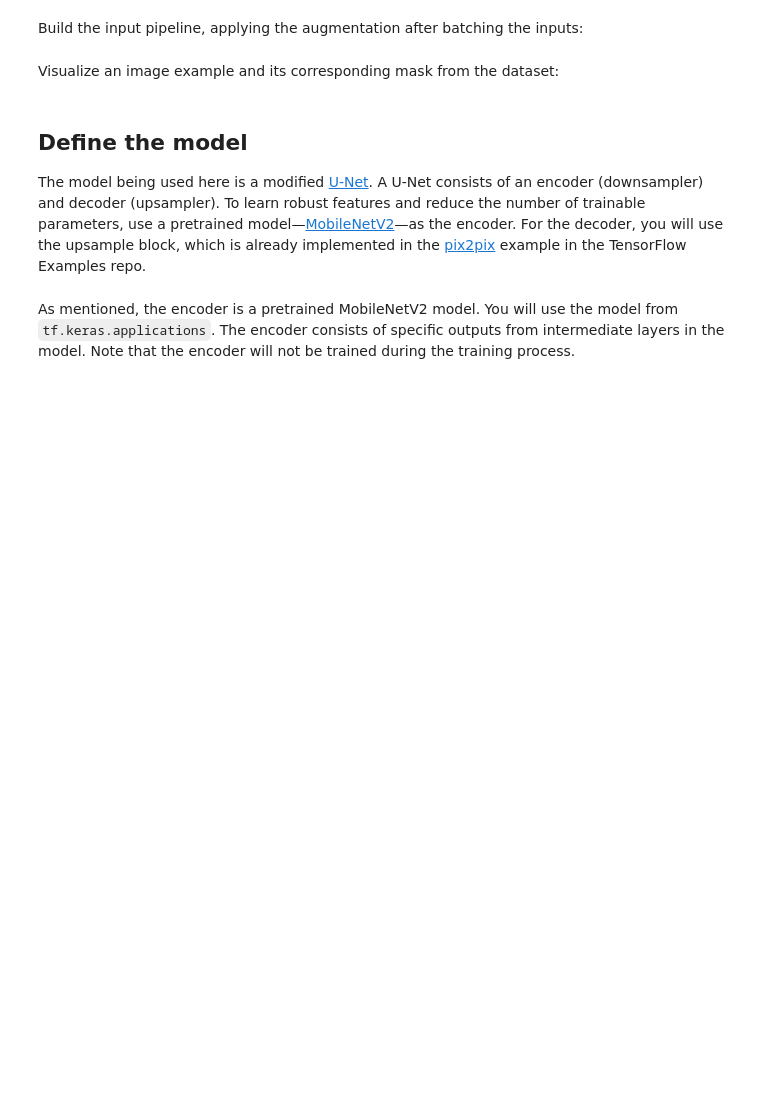
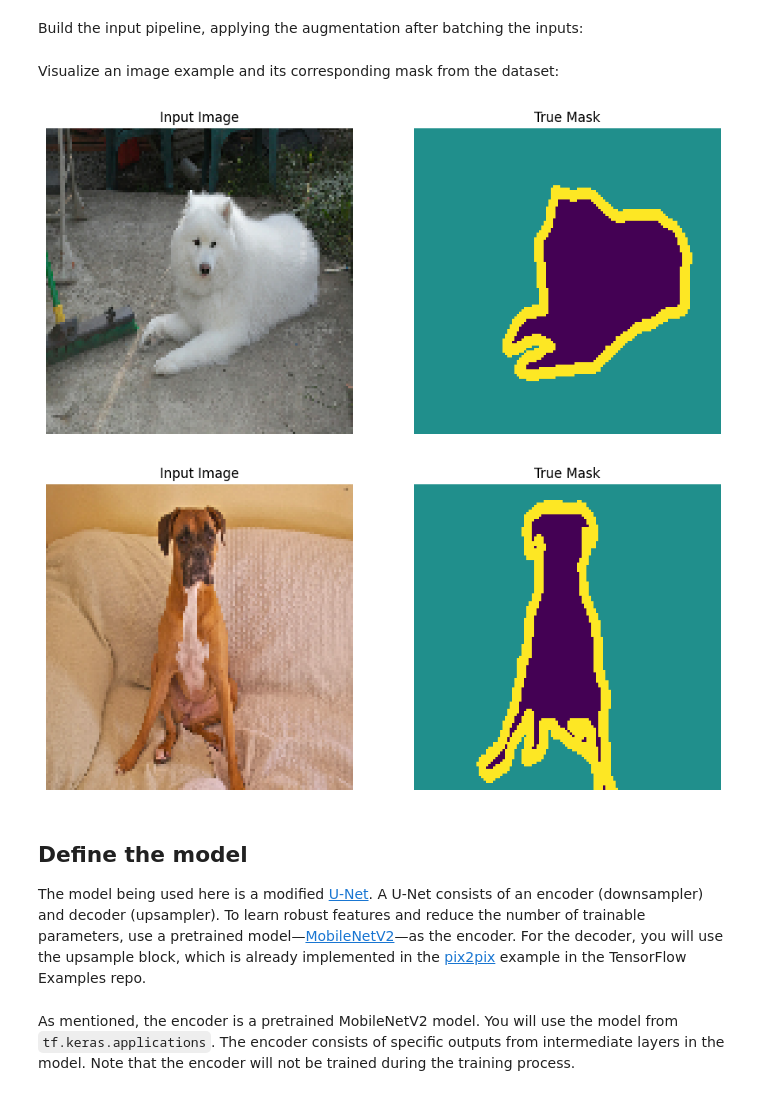
Before and after one commit to CodingCarnivore/Synapse_LP, a Jupyter notebook: Copy_of_Synapse_CV_Week_2_Task.ipynb, the cells around one changed output. Cells and saved outputs as stored; diff of their text form; code cells hidden in the pictures; blank space fills up the shorter version.

```diff
--- a/Copy_of_Synapse_CV_Week_2_Task.ipynb
+++ b/Copy_of_Synapse_CV_Week_2_Task.ipynb
@@ -95,7 +96,11 @@ display_target(img)
 img_size = (200,200) # set it as 200x200 ka tuple
 num_imgs = len(input_img_paths)
 
-random.Random(1337) # Shuffle the Paths (input_img_paths and target_paths)
+#random.Random(1337) # Shuffle the Paths (input_img_paths and target_paths)
+random.seed(1337)  # Set the seed for reproducibility
+combined_paths = list(zip(input_img_paths, target_paths))
+random.shuffle(combined_paths)
+input_img_paths, target_paths = zip(*combined_paths)
 
 # Create function to load input image from path
 def path_to_input_image(path):
@@ -261,10 +272,10 @@ def normalize(input_image, input_mask):
   return input_image, input_mask
 # %%
 def load_image(datapoint):
-  input_image = tf.image # Use tf.image to resize datapoint["image"] to (128,128)
-  input_mask = tf.image.resize() # Use Nearest Neighbour Method to resize datapoint["segmentation_mask"] to (128,128) for the image mask
+  input_image = tf.image.resize(datapoint['image'],(128,128)) # Use tf.image to resize datapoint["image"] to (128,128)
+  input_mask = tf.image.resize(datapoint["segmentation_mask"],(128,128),method=tf.image.ResizeMethod.NEAREST_NEIGHBOR) # Use Nearest Neighbour Method to resize datapoint["segmentation_mask"] to (128,128) for the image mask
 
-  input_image, input_mask = # Normalize the Images
+  input_image, input_mask =normalize(input_image,input_mask) # Normalize the Images
 
   return input_image, input_mask
 # %% [markdown]
@@ -287,7 +298,7 @@ class Augment(tf.keras.layers.Layer):
     super().__init__()
     # both use the same seed, so they'll make the same random changes.
     self.augment_inputs = tf.keras.layers.RandomFlip(mode="horizontal", seed=seed)
-    self.augment_labels = # Do the same for this
+    self.augment_labels = tf.keras.layers.RandomFlip(mode="horizontal", seed=seed)# Do the same for this
 
   def call(self, inputs, labels):
     inputs = self.augment_inputs(inputs)
@@ -311,7 +322,7 @@ test_batches = test_images.batch(BATCH_SIZE)
 Visualize an image example and its corresponding mask from the dataset:
 # %%
 def display(display_list):
-  plt.figure(figsize=(15, 15))
+  plt.figure(figsize=(11,11))
 
   title = ['Input Image', 'True Mask', 'Predicted Mask']
 
@@ -323,6 +334,15 @@ def display(display_list):
   plt.show()
 # %%
 # Use the train_batches to obtain 2 images and display them using the function above
+num_batches_to_display = 2
+for batch in train_batches.take(num_batches_to_display):
+    input_images, true_masks = batch
+
+    # Displaying input images and true masks
+    display([input_images[0], true_masks[0]])
+# %% [output]
+[figure, added]
+[figure, added]
 # %% [markdown]
 ## Define the model
 
```
Also changed, not shown: parts of 20 cells of this notebook.
